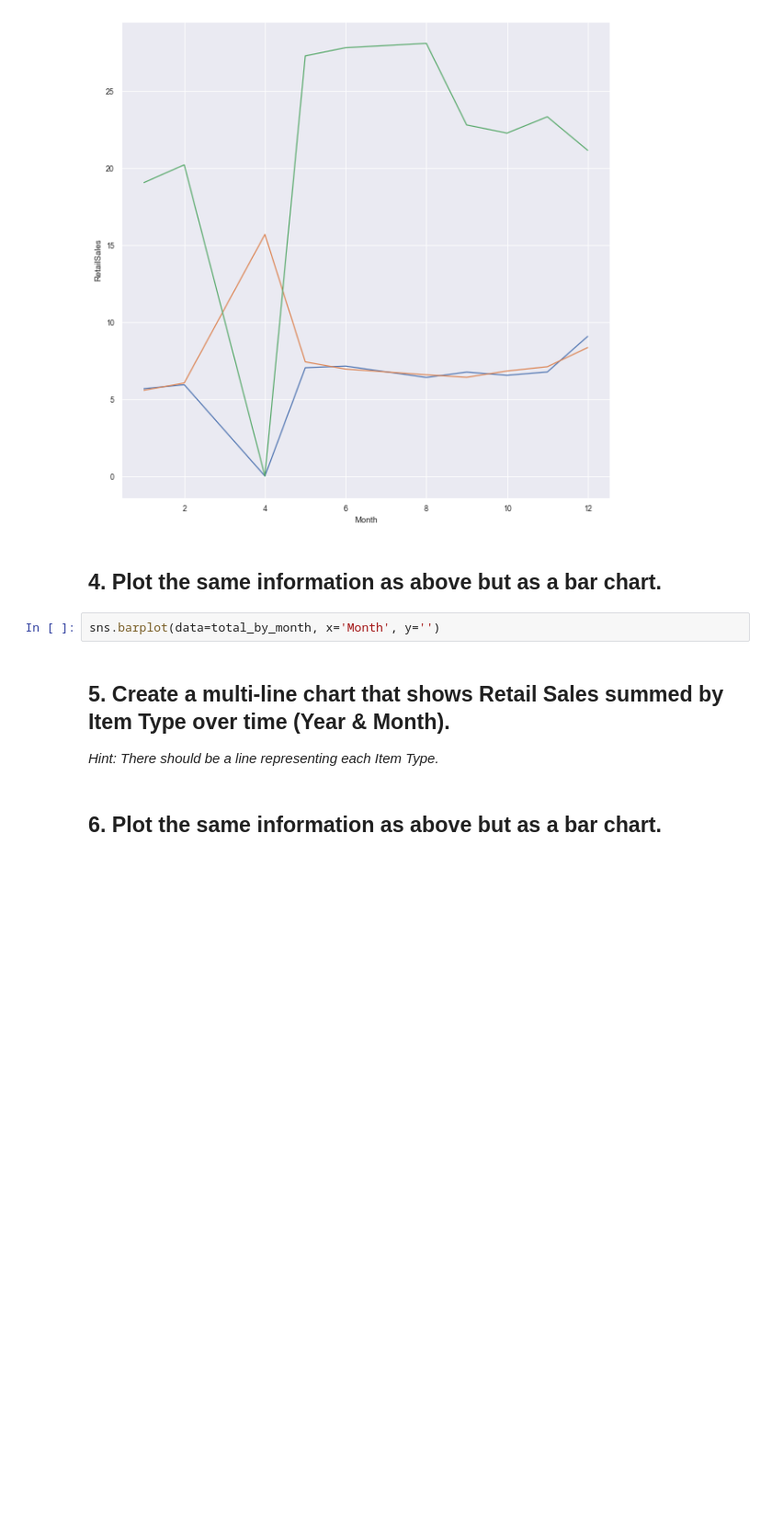
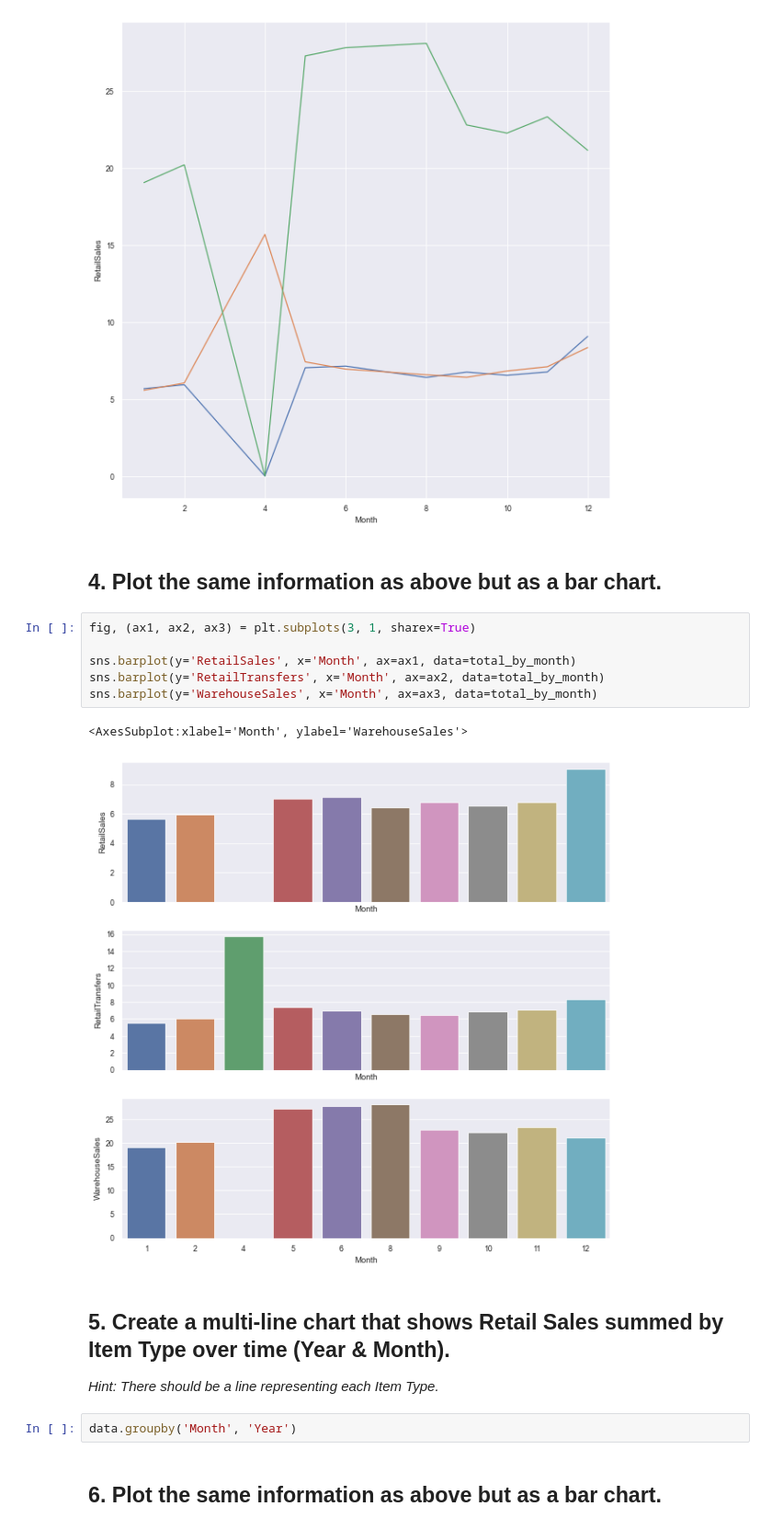
Before and after one commit to Data-FT-MX/lab-plotting-multiple-data-series, a Jupyter notebook: your-code/main.ipynb, the cells around one changed output. Shown at 92% size. Saved outputs shown, nothing was run; the diff lists cells and outputs as text; blank space fills up the shorter version.

```diff
--- a/your-code/main.ipynb
+++ b/your-code/main.ipynb
@@ -124,12 +135,21 @@ sns.lineplot(data=total_by_month, x='Month', y='WarehouseSales')
 [figure]
 # %% [markdown]
 ## 4. Plot the same information as above but as a bar chart.
-# %%
-sns.barplot(data=total_by_month, x='Month', y='')
+# %%
+fig, (ax1, ax2, ax3) = plt.subplots(3, 1, sharex=True)
+
+sns.barplot(y='RetailSales', x='Month', ax=ax1, data=total_by_month)
+sns.barplot(y='RetailTransfers', x='Month', ax=ax2, data=total_by_month)
+sns.barplot(y='WarehouseSales', x='Month', ax=ax3, data=total_by_month)
+# %% [output]
+<AxesSubplot:xlabel='Month', ylabel='WarehouseSales'>
+[figure, added]
 # %% [markdown]
 ## 5. Create a multi-line chart that shows Retail Sales summed by Item Type over time (Year & Month).
 
 *Hint: There should be a line representing each Item Type.*
+# %%
+data.groupby('Month', 'Year')
 # %% [markdown]
 ## 6. Plot the same information as above but as a bar chart.
 # %% [markdown]
```
Also changed, not shown: parts of 11 cells of this notebook.
